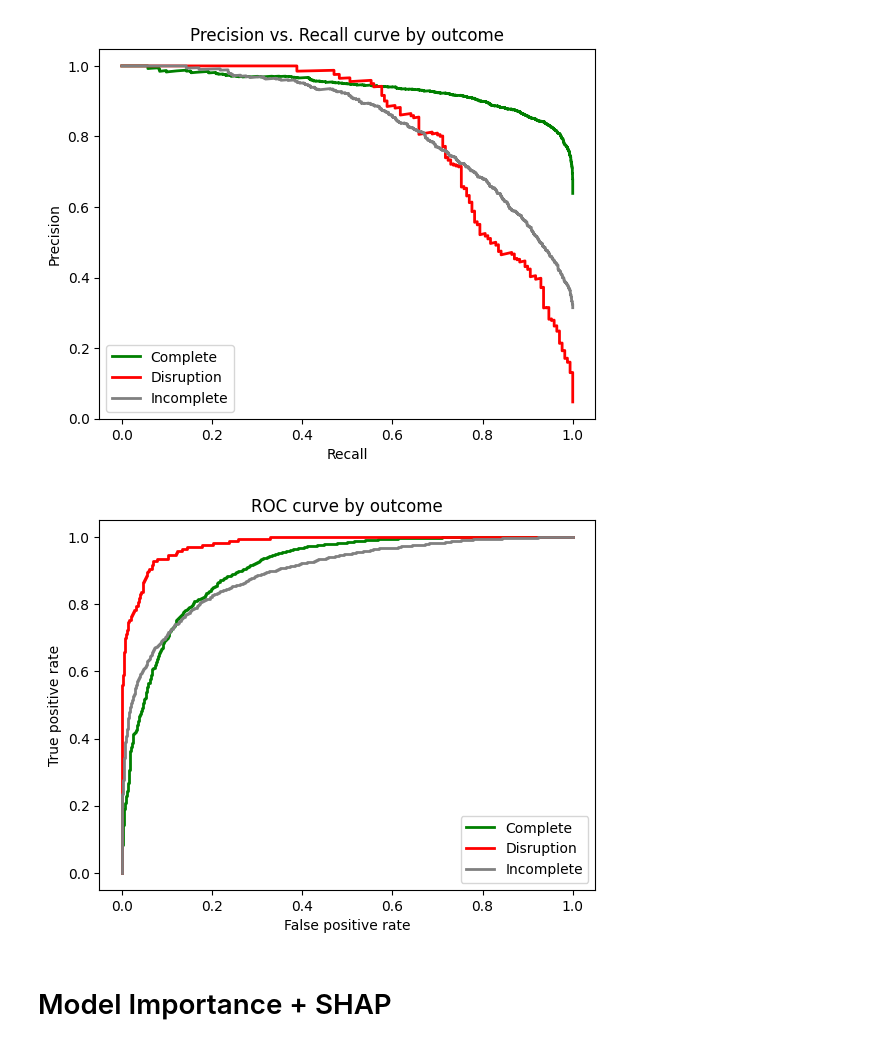
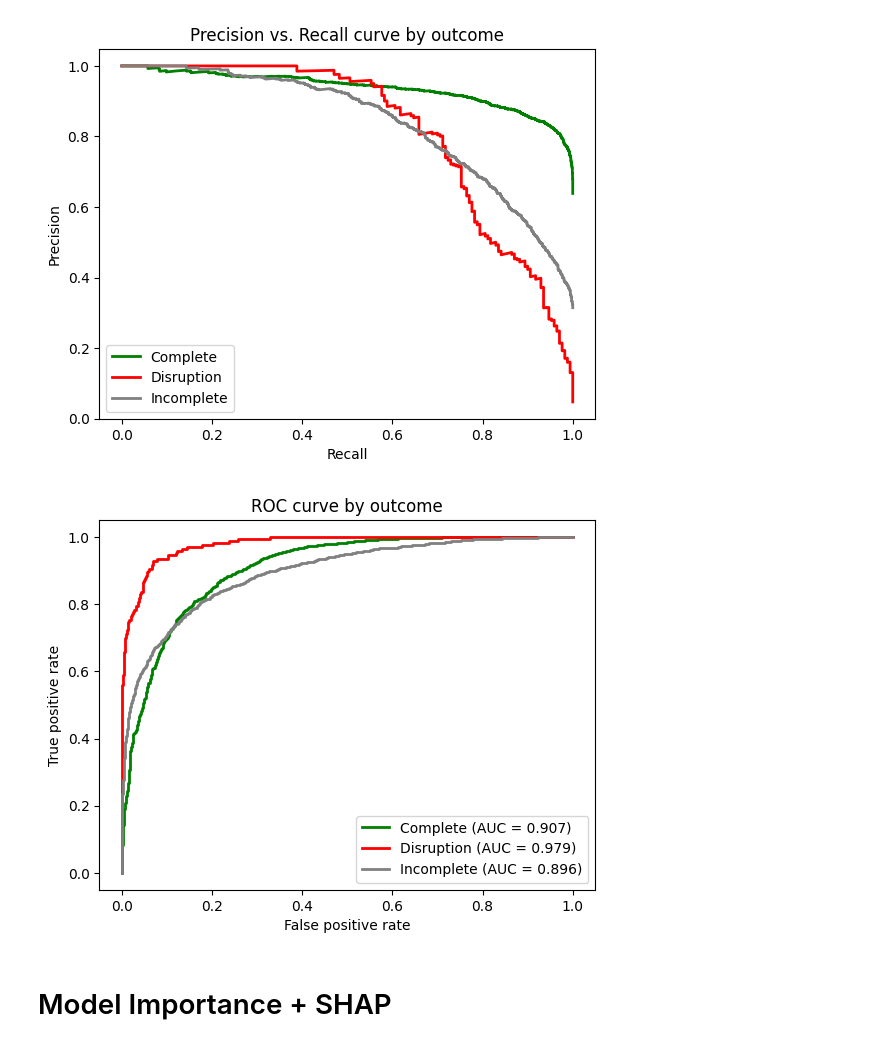
Before and after one commit to jeremylu43/Big-Data-Bowl, a Jupyter notebook: evaluate_final_model.ipynb, the cells around one changed output. Cells and saved outputs as stored; diff of their text form; code cells hidden in the pictures.

```diff
--- a/evaluate_final_model.ipynb
+++ b/evaluate_final_model.ipynb
@@ -185,20 +187,32 @@ plt.show()
 # %% [output]
 [figure]
 # %%
-fpr = dict()
-tpr = dict()
+fpr = {}
+tpr = {}
+roc_auc = {}
 
 for i in range(3):
-    fpr[i], tpr[i], _ = metrics.roc_curve(outcome_binarized[:, i], prediction_prob[:, i])
-    plt.plot(fpr[i], tpr[i], lw=2, label=outcomes[i], color=colors[outcomes[i]])
+    fpr[i], tpr[i], _ = metrics.roc_curve(
+        outcome_binarized[:, i],
+        prediction_prob[:, i]
+    )
+    roc_auc[i] = metrics.auc(fpr[i], tpr[i])
+
+    plt.plot(
+        fpr[i],
+        tpr[i],
+        lw=2,
+        label=f"{outcomes[i]} (AUC = {roc_auc[i]:.3f})",
+        color=colors[outcomes[i]]
+    )
 
 plt.xlabel("False positive rate")
 plt.ylabel("True positive rate")
+plt.title("ROC curve by outcome")
 plt.legend(loc="best")
-plt.title("ROC curve by outcome")
-plt.show()
+plt.savefig('figures/ROC_by_outcome.png', dpi = 800)
 # %% [output]
-[figure, old version]
+[figure, new version]
 # %% [markdown]
 # Model Importance + SHAP
 # %%
```
Also changed, not shown: parts of 9 cells of this notebook, 13 other files.
